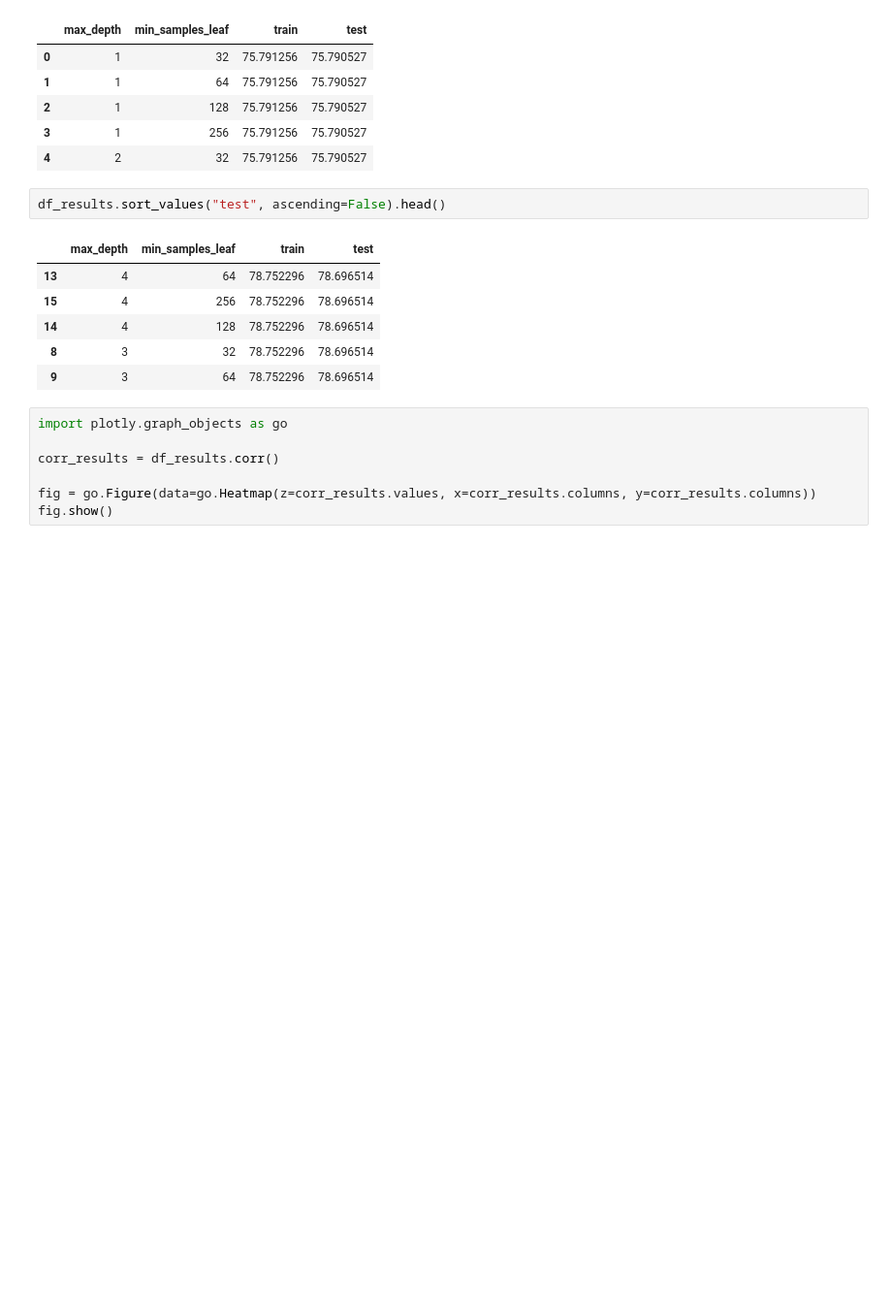
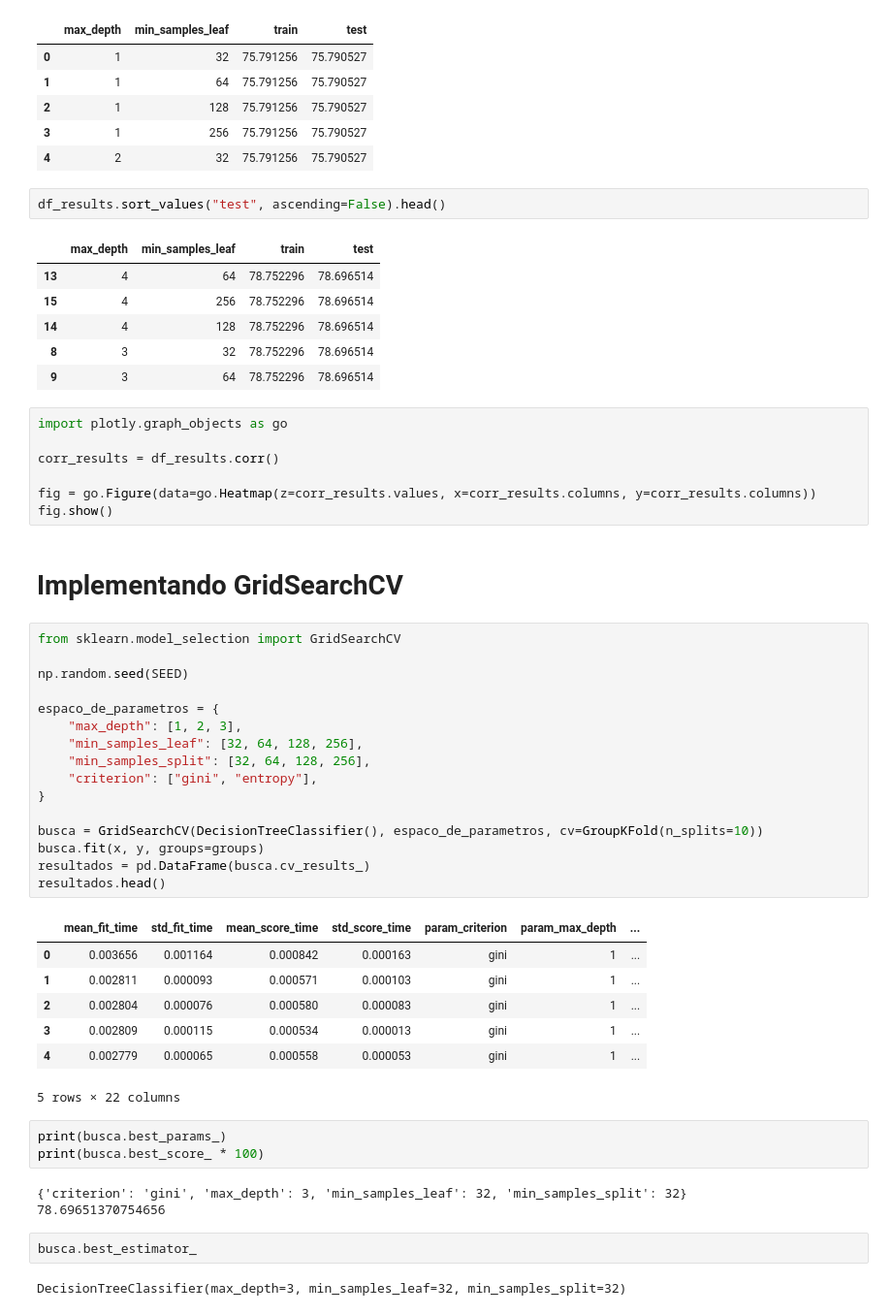
Before and after one commit to ledsouza/machine-learning-validacao, a Jupyter notebook: otimizacao.ipynb, the cells around one changed output. Shown at 97% size. Saved outputs shown, nothing was run; the diff lists cells and outputs as text; blank space fills up the shorter version.

Commit message:
implementando GridSearcCV

```diff
--- a/otimizacao.ipynb
+++ b/otimizacao.ipynb
@@ -132,3 +132,39 @@ corr_results = df_results.corr()
 
 fig = go.Figure(data=go.Heatmap(z=corr_results.values, x=corr_results.columns, y=corr_results.columns))
 fig.show()
+# %% [markdown]
+# Implementando GridSearchCV
+# %%
+from sklearn.model_selection import GridSearchCV
+
+np.random.seed(SEED)
+
+espaco_de_parametros = {
+    "max_depth": [1, 2, 3],
+    "min_samples_leaf": [32, 64, 128, 256],
+    "min_samples_split": [32, 64, 128, 256],
+    "criterion": ["gini", "entropy"],
+}
+
+busca = GridSearchCV(DecisionTreeClassifier(), espaco_de_parametros, cv=GroupKFold(n_splits=10))
+busca.fit(x, y, groups=groups)
+resultados = pd.DataFrame(busca.cv_results_)
+resultados.head()
+# %% [output]
+|  | mean_fit_time | std_fit_time | mean_score_time | std_score_time | param_criterion | param_max_depth | ... |
+| 0 | 0.003656 | 0.001164 | 0.000842 | 0.000163 | gini | 1 | ... |
+| 1 | 0.002811 | 0.000093 | 0.000571 | 0.000103 | gini | 1 | ... |
+| 2 | 0.002804 | 0.000076 | 0.000580 | 0.000083 | gini | 1 | ... |
+| 3 | 0.002809 | 0.000115 | 0.000534 | 0.000013 | gini | 1 | ... |
+| 4 | 0.002779 | 0.000065 | 0.000558 | 0.000053 | gini | 1 | ... |
+5 rows × 22 columns
+# %%
+print(busca.best_params_)
+print(busca.best_score_ * 100)
+# %% [output]
+{'criterion': 'gini', 'max_depth': 3, 'min_samples_leaf': 32, 'min_samples_split': 32}
+78.69651370754656
+# %%
+busca.best_estimator_
+# %% [output]
+DecisionTreeClassifier(max_depth=3, min_samples_leaf=32, min_samples_split=32)
```
Also changed, not shown: parts of 1 cell of this notebook.
